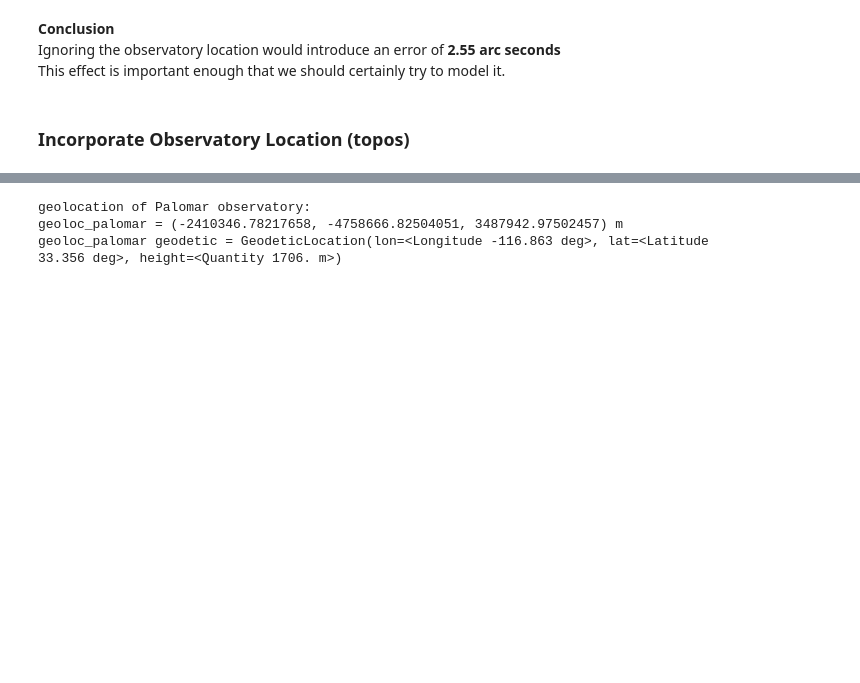
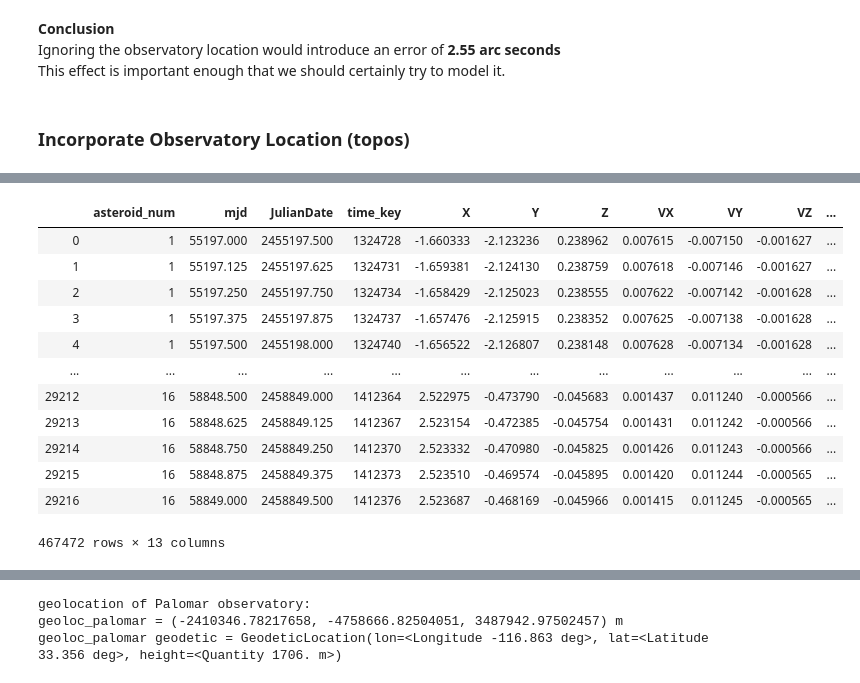
Before and after one commit to memanuel/kepler-sieve, a Jupyter notebook: src/RA_DEC.ipynb, the cells around one changed output, grey strips where cells are left out. Cells and saved outputs as stored; diff of their text form; code cells hidden in the pictures; blank space fills up the shorter version.

```diff
--- a/src/RA_DEC.ipynb
+++ b/src/RA_DEC.ipynb
@@ -286,7 +288,7 @@ df_ast_list = []
 # Load the JPL position of asteroids one at a time
 for j in range(1, 17):
     # print(j)
-    df_ast_j = pd.read_csv(f'../data/jpl/testing/vectors-asteroid-{j:03d}.txt', index_col=False)
+    df_ast_j = pd.read_csv(f'../data/jpl/testing/daily/vectors-asteroid-{j:03d}.txt', index_col=False)
     # Add columns for the asteroid_num and mjd
     df_ast_j = add_cols_ast_vector(df=df_ast_j, asteroid_num=j)
     # Add this to list of frames
@@ -340,7 +342,7 @@ df_obs_list = []
 # Load the JPL observations of asteroids one at a time
 for j in range(1, 17):
     # print(j)
-    df_obs_j = pd.read_fwf(f'../data/jpl/testing/observer-asteroid-{j:03d}-geocenter.txt', index_col=False)
+    df_obs_j = pd.read_fwf(f'../data/jpl/testing/daily/observer-asteroid-{j:03d}-geocenter.txt', index_col=False)
     # Add columns for the asteroid_num and mjd
     df_obs_j = add_cols_ast_observation(df=df_obs_j, asteroid_num=j)
     # Add this to list of frames
@@ -727,3 +757,34 @@ def add_cols_ast_obs_site(df, asteroid_num: int):
+# %%
+# List of dataframes; one per asteroid
+df_ast_list_3h = []
+
+# Load the JPL position of asteroids one at a time
+for j in range(1, 17):
+    # print(j)
+    df_ast_j = pd.read_csv(f'../data/jpl/testing/hourly/vectors-asteroid-{j:03d}.txt', index_col=False)
+    # Add columns for the asteroid_num and mjd
+    df_ast_j = add_cols_ast_vector(df=df_ast_j, asteroid_num=j)
+    # Add this to list of frames
+    df_ast_list_3h.append(df_ast_j)
+
+# Concatenate dataframes
+df_ast_3h = pd.concat(df_ast_list_3h)
+# %%
+df_ast_3h
+# %% [output]
+|  | asteroid_num | mjd | JulianDate | time_key | X | Y | Z | VX | VY | VZ | ... |
+| 0 | 1 | 55197.000 | 2455197.500 | 1324728 | -1.660333 | -2.123236 | 0.238962 | 0.007615 | -0.007150 | -0.001627 | ... |
+| 1 | 1 | 55197.125 | 2455197.625 | 1324731 | -1.659381 | -2.124130 | 0.238759 | 0.007618 | -0.007146 | -0.001627 | ... |
+| 2 | 1 | 55197.250 | 2455197.750 | 1324734 | -1.658429 | -2.125023 | 0.238555 | 0.007622 | -0.007142 | -0.001628 | ... |
+| 3 | 1 | 55197.375 | 2455197.875 | 1324737 | -1.657476 | -2.125915 | 0.238352 | 0.007625 | -0.007138 | -0.001628 | ... |
+| 4 | 1 | 55197.500 | 2455198.000 | 1324740 | -1.656522 | -2.126807 | 0.238148 | 0.007628 | -0.007134 | -0.001628 | ... |
+| ... | ... | ... | ... | ... | ... | ... | ... | ... | ... | ... | ... |
+| 29212 | 16 | 58848.500 | 2458849.000 | 1412364 | 2.522975 | -0.473790 | -0.045683 | 0.001437 | 0.011240 | -0.000566 | ... |
+| 29213 | 16 | 58848.625 | 2458849.125 | 1412367 | 2.523154 | -0.472385 | -0.045754 | 0.001431 | 0.011242 | -0.000566 | ... |
+| 29214 | 16 | 58848.750 | 2458849.250 | 1412370 | 2.523332 | -0.470980 | -0.045825 | 0.001426 | 0.011243 | -0.000566 | ... |
+| 29215 | 16 | 58848.875 | 2458849.375 | 1412373 | 2.523510 | -0.469574 | -0.045895 | 0.001420 | 0.011244 | -0.000565 | ... |
+| 29216 | 16 | 58849.000 | 2458849.500 | 1412376 | 2.523687 | -0.468169 | -0.045966 | 0.001415 | 0.011245 | -0.000565 | ... |
+467472 rows × 13 columns
 # %%
 # Load palomar observations at 3 hour intervals, filtered to eliminate daylight
 
```
Also changed, not shown: parts of 15 cells of this notebook, 17 other files.
